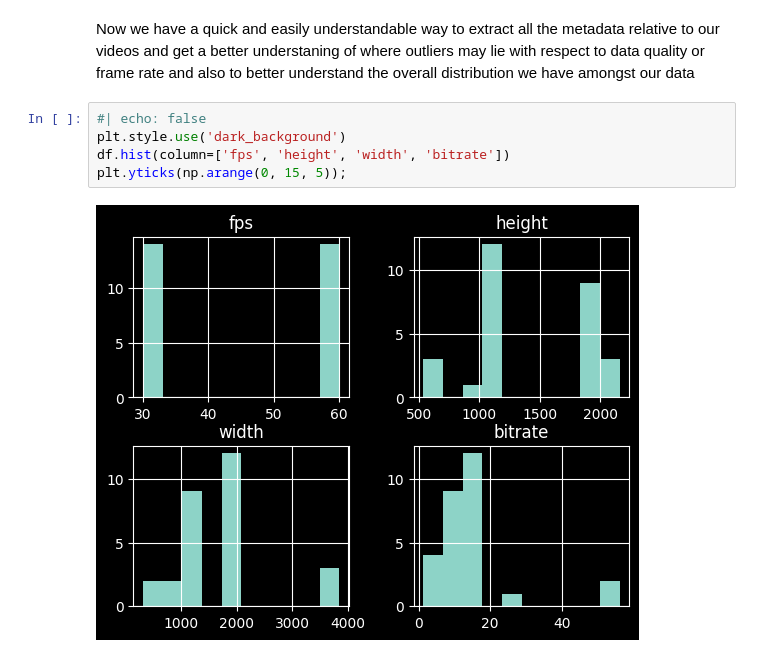
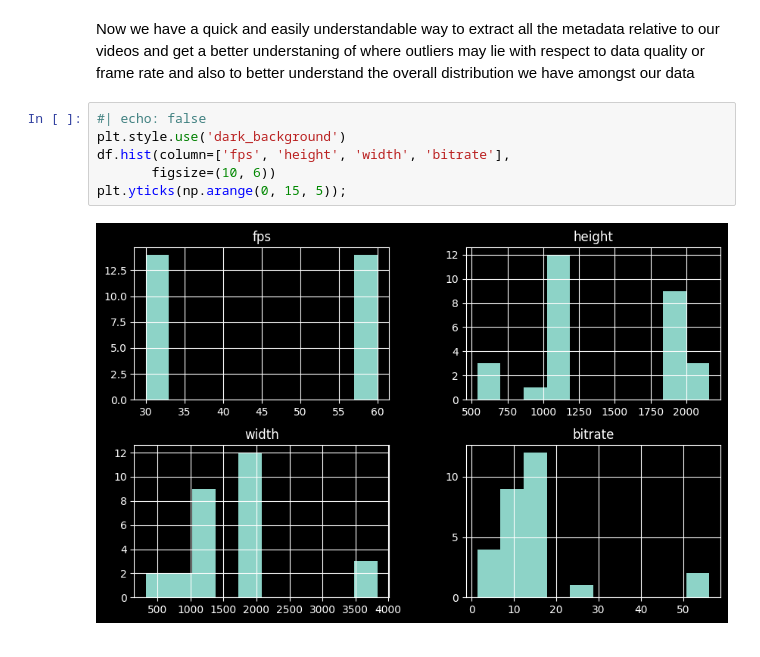
Before and after one commit to azaidi06/eagle-swing, a Jupyter notebook: posts/exploratory-data-analysis/eda_nb.ipynb, the cells around one changed output. Saved outputs shown, nothing was run; the diff lists cells and outputs as text.

Commit message:
complete full video eda nb, update image figsize -*- could improve commentary/formatting

```diff
--- a/posts/exploratory-data-analysis/eda_nb.ipynb
+++ b/posts/exploratory-data-analysis/eda_nb.ipynb
@@ -130,7 +130,8 @@ Now we have a quick and easily understandable way to extract all the metadata re
 # %%
 #| echo: false
 plt.style.use('dark_background')
-df.hist(column=['fps', 'height', 'width', 'bitrate'])
+df.hist(column=['fps', 'height', 'width', 'bitrate'],
+       figsize=(10, 6))
 plt.yticks(np.arange(0, 15, 5));
 # %% [output]
-[figure, old version]
+[figure, new version]
```
Also changed, not shown: parts of 1 cell of this notebook.
